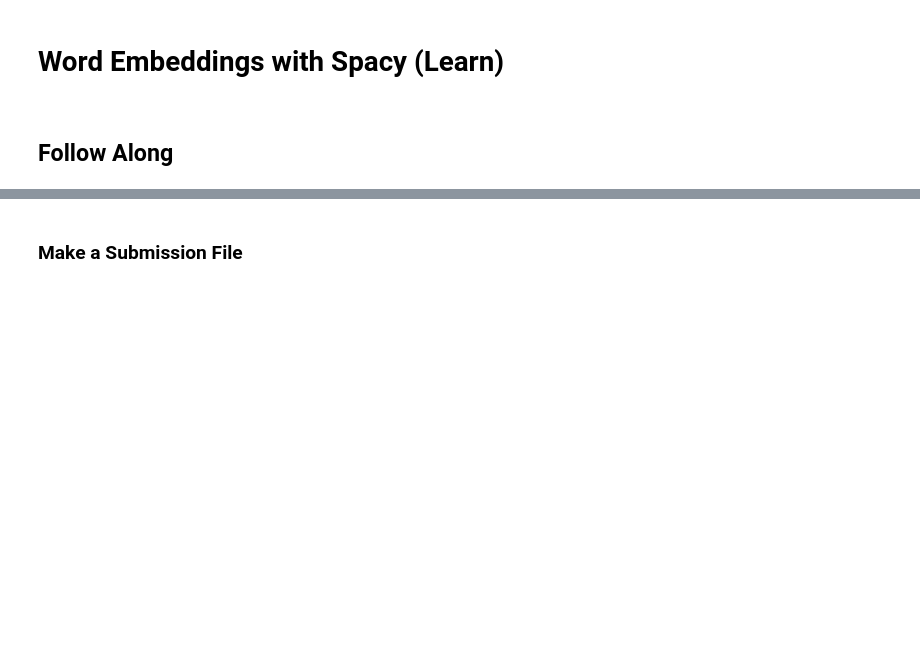
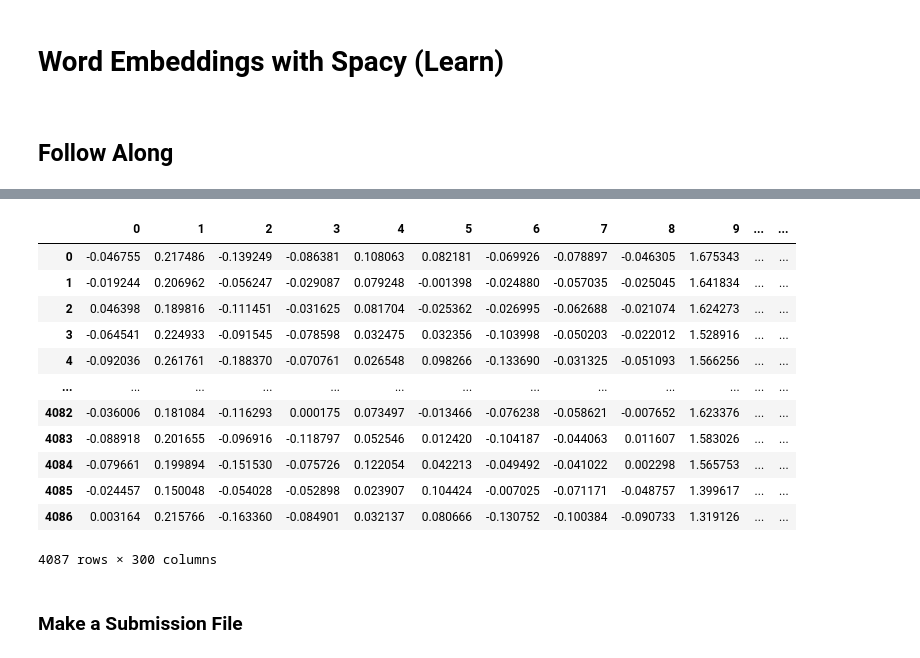
Before and after one commit to ErikSeguinte/DS-Unit-4-Sprint-1-NLP, a Jupyter notebook: module3-document-classification/LS_DS_413_Document_Classification_Assignment.ipynb, the cells around one changed output, grey strips where cells are left out. Drawn from its saved outputs; the diff is of its cells as text; code cells hidden in the pictures; blank space fills up the shorter version.

```diff
--- a/module3-document-classification/LS_DS_413_Document_Classification_Assignment.ipynb
+++ b/module3-document-classification/LS_DS_413_Document_Classification_Assignment.ipynb
@@ -272,0 +352,12 @@ param_dist = {
+# %%
+def get_vector(doc):
+    return nlp(doc).vector
+# %%
+from functools import partial
+def get_word_vectors_multi(docs):
+    executor = Parallel(4, backend="multiprocessing" )
+    do = delayed(get_vector)
+    tasks = (do(doc)for doc in docs)
+    return  executor(tasks)
+# %%
+vectors = get_word_vectors_multi(train['description'])
@@ -273,2 +366,20 @@ param_dist = {
+# %%
+vec_df = pd.DataFrame(vectors)
+# %%
+vec_df
+# %% [output]
+|  | 0 | 1 | 2 | 3 | 4 | 5 | 6 | 7 | 8 | 9 | ... | ... |
+| 0 | -0.046755 | 0.217486 | -0.139249 | -0.086381 | 0.108063 | 0.082181 | -0.069926 | -0.078897 | -0.046305 | 1.675343 | ... | ... |
+| 1 | -0.019244 | 0.206962 | -0.056247 | -0.029087 | 0.079248 | -0.001398 | -0.024880 | -0.057035 | -0.025045 | 1.641834 | ... | ... |
+| 2 | 0.046398 | 0.189816 | -0.111451 | -0.031625 | 0.081704 | -0.025362 | -0.026995 | -0.062688 | -0.021074 | 1.624273 | ... | ... |
+| 3 | -0.064541 | 0.224933 | -0.091545 | -0.078598 | 0.032475 | 0.032356 | -0.103998 | -0.050203 | -0.022012 | 1.528916 | ... | ... |
+| 4 | -0.092036 | 0.261761 | -0.188370 | -0.070761 | 0.026548 | 0.098266 | -0.133690 | -0.031325 | -0.051093 | 1.566256 | ... | ... |
+| ... | ... | ... | ... | ... | ... | ... | ... | ... | ... | ... | ... | ... |
+| 4082 | -0.036006 | 0.181084 | -0.116293 | 0.000175 | 0.073497 | -0.013466 | -0.076238 | -0.058621 | -0.007652 | 1.623376 | ... | ... |
+| 4083 | -0.088918 | 0.201655 | -0.096916 | -0.118797 | 0.052546 | 0.012420 | -0.104187 | -0.044063 | 0.011607 | 1.583026 | ... | ... |
+| 4084 | -0.079661 | 0.199894 | -0.151530 | -0.075726 | 0.122054 | 0.042213 | -0.049492 | -0.041022 | 0.002298 | 1.565753 | ... | ... |
+| 4085 | -0.024457 | 0.150048 | -0.054028 | -0.052898 | 0.023907 | 0.104424 | -0.007025 | -0.071171 | -0.048757 | 1.399617 | ... | ... |
+| 4086 | 0.003164 | 0.215766 | -0.163360 | -0.084901 | 0.032137 | 0.080666 | -0.130752 | -0.100384 | -0.090733 | 1.319126 | ... | ... |
+4087 rows × 300 columns
 # %% [markdown]
 ### Make a Submission File
```
Also changed, not shown: parts of 32 cells of this notebook, 4 other files.
